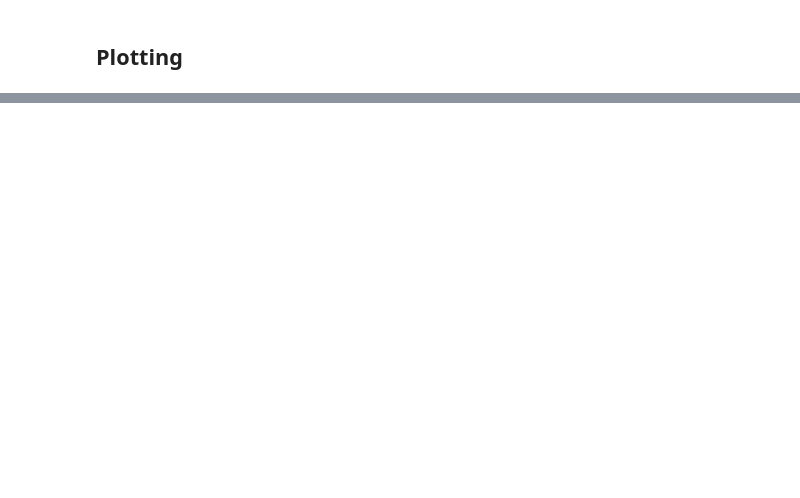
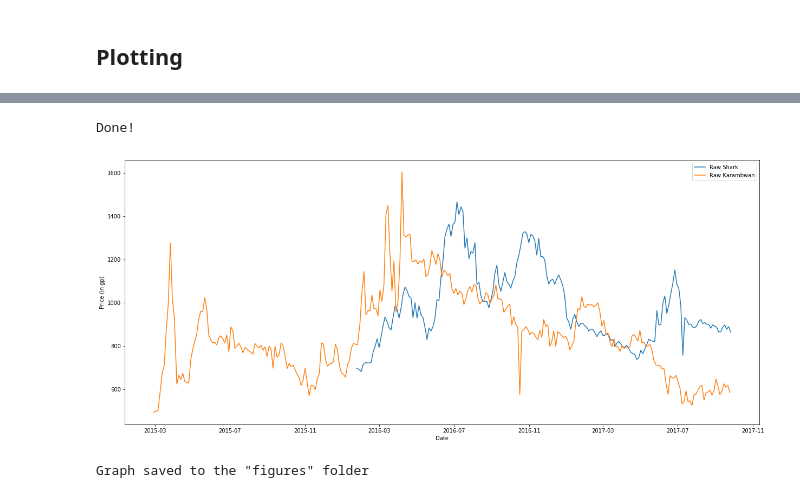
Before and after one commit to DevNebulae/ads-prototype-graphs, a Jupyter notebook: increased-supply.ipynb, the cells around one changed output, grey strips where cells are left out. Saved outputs shown, nothing was run; the diff lists cells and outputs as text; code cells hidden in the pictures; blank space fills up the shorter version.

```diff
--- a/increased-supply.ipynb
+++ b/increased-supply.ipynb
@@ -85,0 +110,31 @@ fig.savefig('figures/herbs.png', dpi=300)
+# %%
+raw_shark = load_json("raw-shark", 383)
+raw_karambwan = load_json("raw-karambwan", 3142)
+
+items = [raw_shark, raw_karambwan]
+
+print("Done!")
+# %% [output]
+Done!
+# %%
+# Please choose wide aspect ratios due to
+# the wide range of dates
+aspect_ratio = (21, 9)
+labels = {
+    383: "Raw Shark",
+    3142: "Raw Karambwan"
+}
+
+fig = plt.figure(figsize=aspect_ratio)
+[plt.plot(item['ts'][::156].apply(to_datetime), item['overallPrice'][::156], label=labels[item['id'][0]]) for item in items]
+plt.ylabel("Price (in gp)")
+plt.xlabel("Date")
+plt.legend()
+plt.show()
+
+# Save to figures folder
+fig.savefig('figures/fish.png', dpi=300)
+print("Graph saved to the \"figures\" folder")
+# %% [output]
+[figure, added]
+Graph saved to the "figures" folder
```
Also changed, not shown: parts of 9 cells of this notebook.
